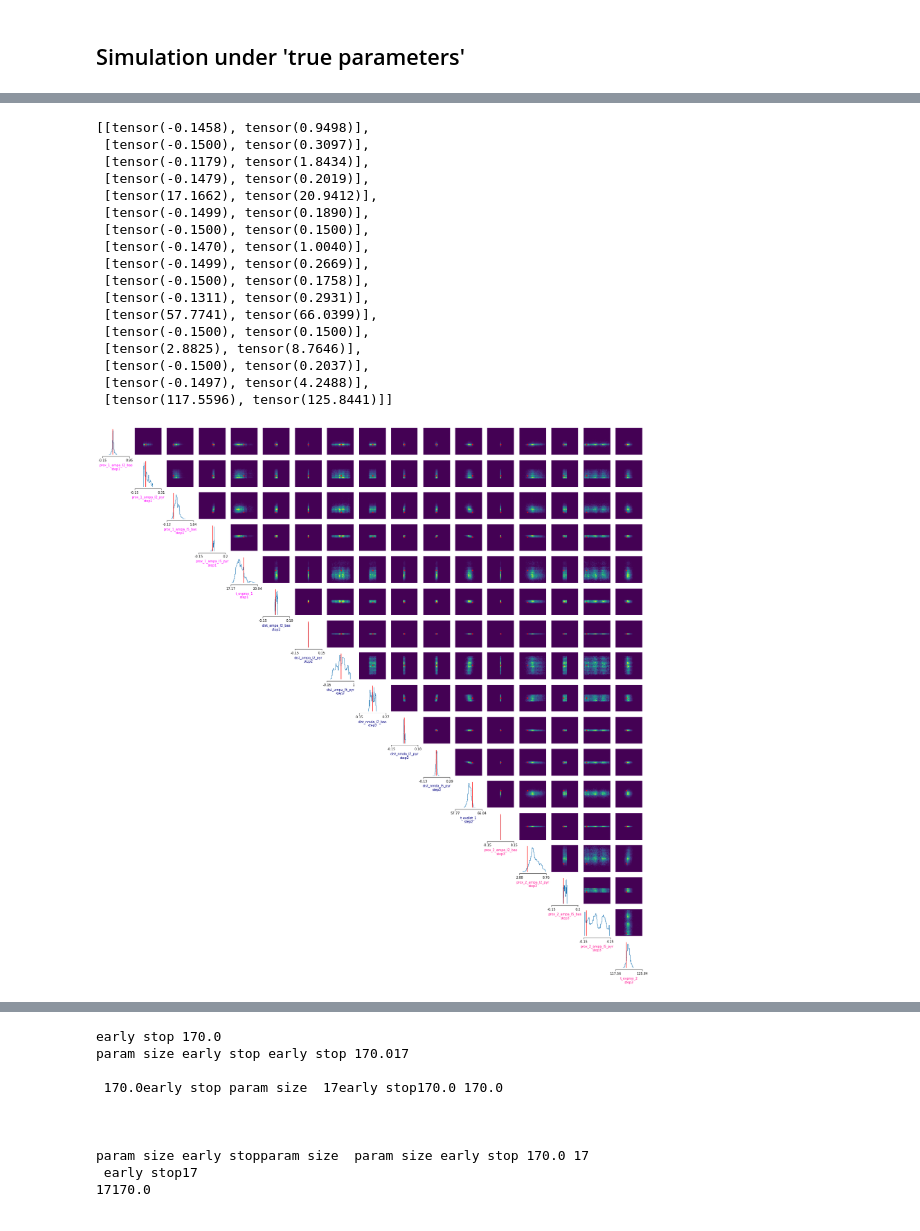
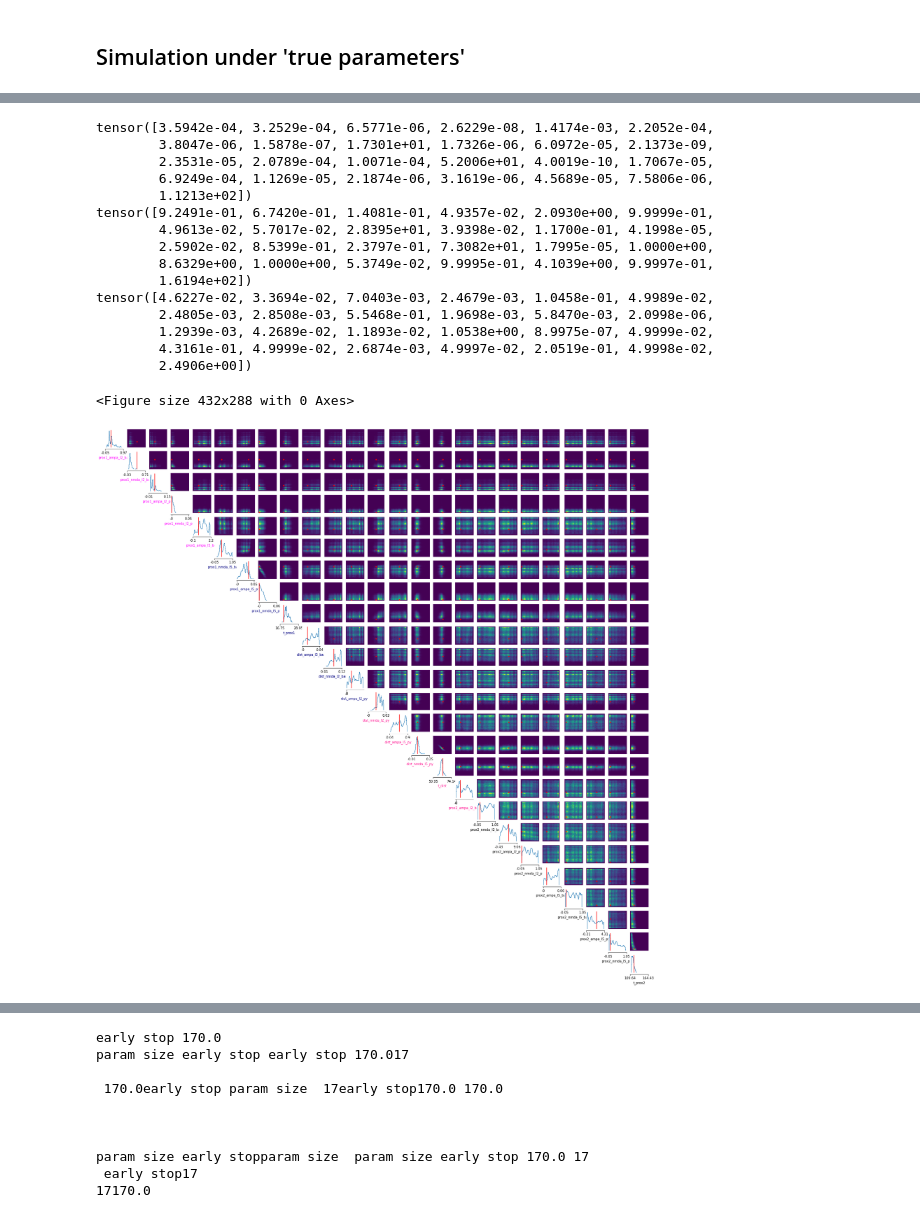
Before and after one commit to andererka/SBI_for_EEG, a Jupyter notebook: notebooks/exploring_17_parameters.ipynb, the cells around one changed output, grey strips where cells are left out. Drawn from its saved outputs; the diff is of its cells as text; code cells hidden in the pictures.

Commit message:
prior i

```diff
--- a/notebooks/exploring_17_parameters.ipynb
+++ b/notebooks/exploring_17_parameters.ipynb
@@ -146,9 +157,9 @@ density_estimator = 'nsf'
 
 
 
-inf = SNPE(prior=prior, density_estimator = density_estimator)
+#inf = SNPE(prior=prior, density_estimator = density_estimator)
 
-#inf = SNPE_C(prior, density_estimator="nsf")
+inf = SNPE_C(prior, density_estimator="nsf")
 
 inf = inf.append_simulations(thetas, x)
 
@@ -185,62 +197,71 @@ Simulation time: 160.0 ms...
 # %%
 obs_real_stat = calculate_summary_stats_temporal(obs_real)
 
-samples = posterior.sample((10000,), x=obs_real_stat)
+samples = posterior.sample((100000,), x=obs_real_stat)
 # %%
-
-
-parameter_names = ["prox_1_ampa_l2_bas\nstep1","prox_1_ampa_l2_pyr\nstep1","prox_1_ampa_l5_bas\nstep1","prox_1_ampa_l5_pyr\nstep1",
- "t_evprox_1\nstep1",
- "dist_ampa_l2_bas\nstep2","dist_ampa_l2_pyr\nstep2","dist_ampa_l5_pyr\nstep2",
- "dist_nmda_l2_bas\nstep2","dist_nmda_l2_pyr\nstep2","dist_nmda_l5_pyr\nstep2",
- "t_evdist_1\nstep2",
- "prox_2_ampa_l2_bas\nstep3","prox_2_ampa_l2_pyr\nstep3","prox_2_ampa_l5_bas\nstep3","prox_2_ampa_l5_pyr\nstep3",
- "t_evprox_2\nstep3"]
+parameter_names = ["prox1_ampa_l2_bas","prox1_nmda_l2_bas","prox1_ampa_l2_pyr", "prox1_nmda_l2_pyr", "prox1_ampa_l5_bas", "prox1_nmda_l5_bas", "prox1_ampa_l5_pyr", "prox1_nmda_l5_pyr",
+ "t_prox1",
+ "dist_ampa_l2_bas", "dist_nmda_l2_bas", "dist_ampa_l2_pyr", "dist_nmda_l2_pyr", "dist_ampa_l5_pyr","dist_nmda_l5_pyr",
+ "t_dist",
+ "prox2_ampa_l2_bas","prox2_nmda_l2_bas","prox2_ampa_l2_pyr", "prox2_nmda_l2_pyr", "prox2_ampa_l5_bas", "prox2_nmda_l5_bas", "prox2_ampa_l5_pyr", "prox2_nmda_l5_pyr",
+ "t_prox2"]
 # %%
 ##better limits:
 
-list_min = list(torch.min(samples, 0)[0]-0.15)
-list_max = list(torch.max(samples, 0)[0]+0.15)
+list_min = torch.min(samples, 0)[0]
+list_max = torch.max(samples, 0)[0]
+
+print(list_min)
+
+print(list_max)
+
+diff = torch.abs(list_max - list_min) * 0.05
+
+print(diff)
+
+list_min = list(list_min - diff)
+list_max = list(list_max + diff)
 
 limits = [list(tup) for tup in zip(list_min, list_max)]
-limits
 # %% [output]
-[[tensor(-0.1458), tensor(0.9498)],
- [tensor(-0.1500), tensor(0.3097)],
- [tensor(-0.1179), tensor(1.8434)],
- [tensor(-0.1479), tensor(0.2019)],
- [tensor(17.1662), tensor(20.9412)],
- [tensor(-0.1499), tensor(0.1890)],
- [tensor(-0.1500), tensor(0.1500)],
- [tensor(-0.1470), tensor(1.0040)],
- [tensor(-0.1499), tensor(0.2669)],
- [tensor(-0.1500), tensor(0.1758)],
- [tensor(-0.1311), tensor(0.2931)],
- [tensor(57.7741), tensor(66.0399)],
- [tensor(-0.1500), tensor(0.1500)],
- [tensor(2.8825), tensor(8.7646)],
- [tensor(-0.1500), tensor(0.2037)],
- [tensor(-0.1497), tensor(4.2488)],
- [tensor(117.5596), tensor(125.8441)]]
+tensor([3.5942e-04, 3.2529e-04, 6.5771e-06, 2.6229e-08, 1.4174e-03, 2.2052e-04,
+        3.8047e-06, 1.5878e-07, 1.7301e+01, 1.7326e-06, 6.0972e-05, 2.1373e-09,
+        2.3531e-05, 2.0789e-04, 1.0071e-04, 5.2006e+01, 4.0019e-10, 1.7067e-05,
+        6.9249e-04, 1.1269e-05, 2.1874e-06, 3.1619e-06, 4.5689e-05, 7.5806e-06,
+        1.1213e+02])
+tensor([9.2491e-01, 6.7420e-01, 1.4081e-01, 4.9357e-02, 2.0930e+00, 9.9999e-01,
+        4.9613e-02, 5.7017e-02, 2.8395e+01, 3.9398e-02, 1.1700e-01, 4.1998e-05,
+        2.5902e-02, 8.5399e-01, 2.3797e-01, 7.3082e+01, 1.7995e-05, 1.0000e+00,
+        8.6329e+00, 1.0000e+00, 5.3749e-02, 9.9995e-01, 4.1039e+00, 9.9997e-01,
+        1.6194e+02])
+tensor([4.6227e-02, 3.3694e-02, 7.0403e-03, 2.4679e-03, 1.0458e-01, 4.9989e-02,
+        2.4805e-03, 2.8508e-03, 5.5468e-01, 1.9698e-03, 5.8470e-03, 2.0998e-06,
+        1.2939e-03, 4.2689e-02, 1.1893e-02, 1.0538e+00, 8.9975e-07, 4.9999e-02,
+        4.3161e-01, 4.9999e-02, 2.6874e-03, 4.9997e-02, 2.0519e-01, 4.9998e-02,
+        2.4906e+00])
 # %%
 #limits = [list(tup) for tup in zip(prior_min, prior_max)]
+
+
+plt.set_cmap('viridis')
 
 fig, axes = analysis.pairplot(
     samples,
     limits=limits,
     ticks=np.round(limits,2),
     figsize=(30, 30),
     points=true_params,
     points_offdiag={"markersize": 6},
     points_colors="r",
     labels=parameter_names,
 )
 
 for i in range(5):
     axes[i][i].xaxis.label.set_color('magenta')
 for i in range(5, 12):
     axes[i][i].xaxis.label.set_color('navy')
 for i in range(12, 17):
     axes[i][i].xaxis.label.set_color('deeppink')
 # %% [output]
+<Figure size 432x288 with 0 Axes>
-[figure, old version]
+[figure, new version]
```
Also changed, not shown: parts of 10 cells of this notebook, 7 other files.
